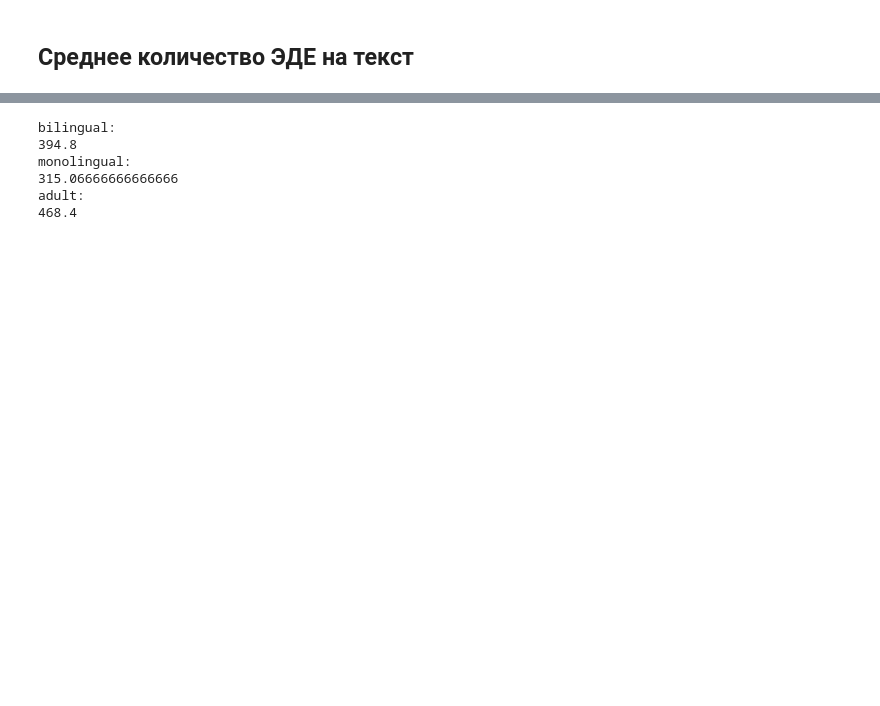
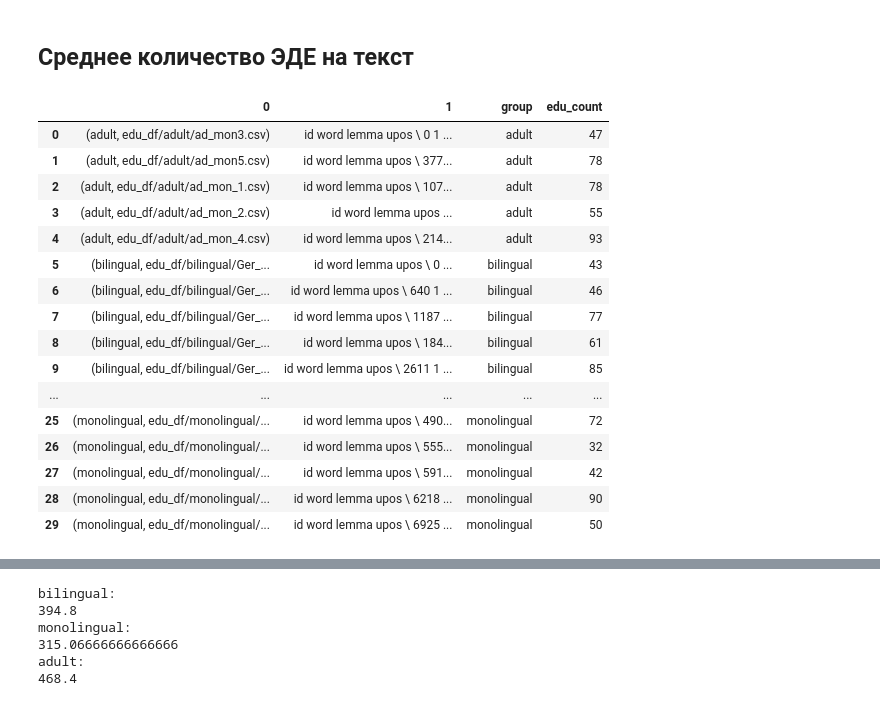
Before and after one commit to BunnyNoBugs/narratives-2021, a Jupyter notebook: syntax_analysis.ipynb, the cells around one changed output, grey strips where cells are left out. Cells and saved outputs as stored; diff of their text form; code cells hidden in the pictures; blank space fills up the shorter version.

```diff
--- a/syntax_analysis.ipynb
+++ b/syntax_analysis.ipynb
@@ -85,3 +85,23 @@ adult:
 # %% [markdown]
 ## Среднее количество ЭДЕ на текст
+# %%
+edu_counts
+# %% [output]
+|  | 0 | 1 | group | edu_count |
+| 0 | (adult, edu_df/adult/ad_mon3.csv) | id word lemma upos \ 0 1 ... | adult | 47 |
+| 1 | (adult, edu_df/adult/ad_mon5.csv) | id word lemma upos \ 377... | adult | 78 |
+| 2 | (adult, edu_df/adult/ad_mon_1.csv) | id word lemma upos \ 107... | adult | 78 |
+| 3 | (adult, edu_df/adult/ad_mon_2.csv) | id word lemma upos ... | adult | 55 |
+| 4 | (adult, edu_df/adult/ad_mon_4.csv) | id word lemma upos \ 214... | adult | 93 |
+| 5 | (bilingual, edu_df/bilingual/Ger_... | id word lemma upos \ 0 ... | bilingual | 43 |
+| 6 | (bilingual, edu_df/bilingual/Ger_... | id word lemma upos \ 640 1 ... | bilingual | 46 |
+| 7 | (bilingual, edu_df/bilingual/Ger_... | id word lemma upos \ 1187 ... | bilingual | 77 |
+| 8 | (bilingual, edu_df/bilingual/Ger_... | id word lemma upos \ 184... | bilingual | 61 |
+| 9 | (bilingual, edu_df/bilingual/Ger_... | id word lemma upos \ 2611 1 ... | bilingual | 85 |
+| ... | ... | ... | ... | ... |
+| 25 | (monolingual, edu_df/monolingual/... | id word lemma upos \ 490... | monolingual | 72 |
+| 26 | (monolingual, edu_df/monolingual/... | id word lemma upos \ 555... | monolingual | 32 |
+| 27 | (monolingual, edu_df/monolingual/... | id word lemma upos \ 591... | monolingual | 42 |
+| 28 | (monolingual, edu_df/monolingual/... | id word lemma upos \ 6218 ... | monolingual | 90 |
+| 29 | (monolingual, edu_df/monolingual/... | id word lemma upos \ 6925 ... | monolingual | 50 |
 # %%
```
Also changed, not shown: parts of 11 cells of this notebook.
